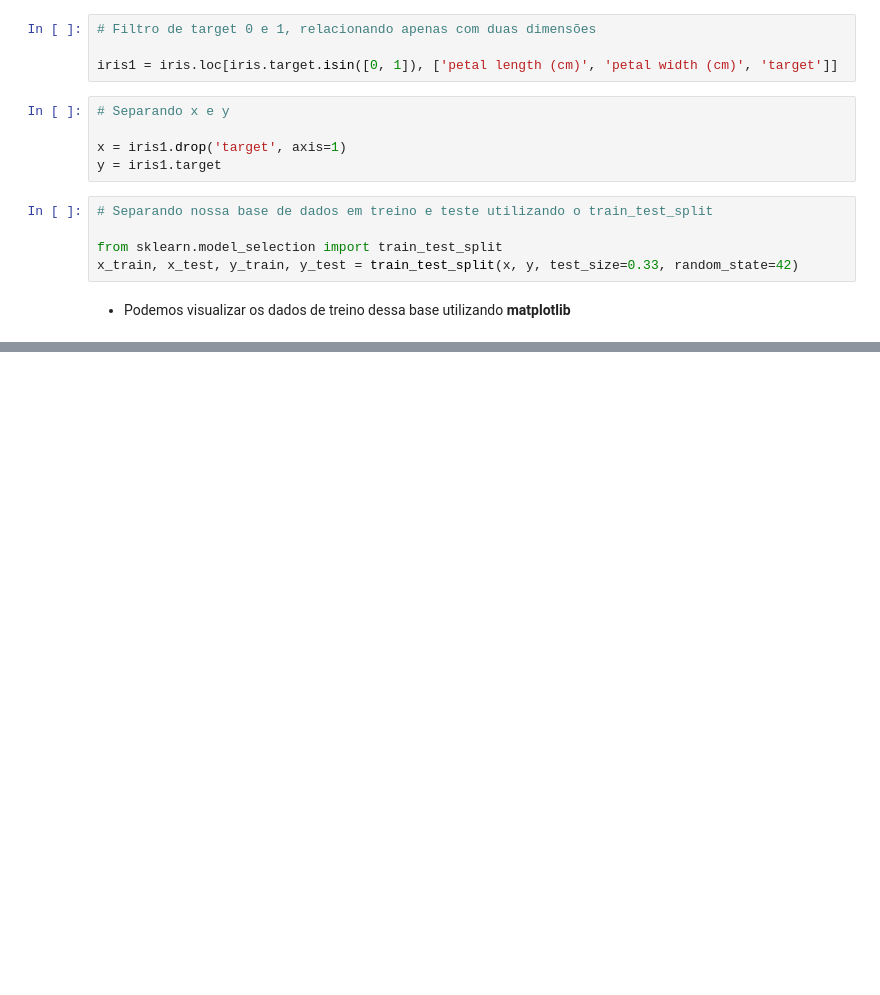
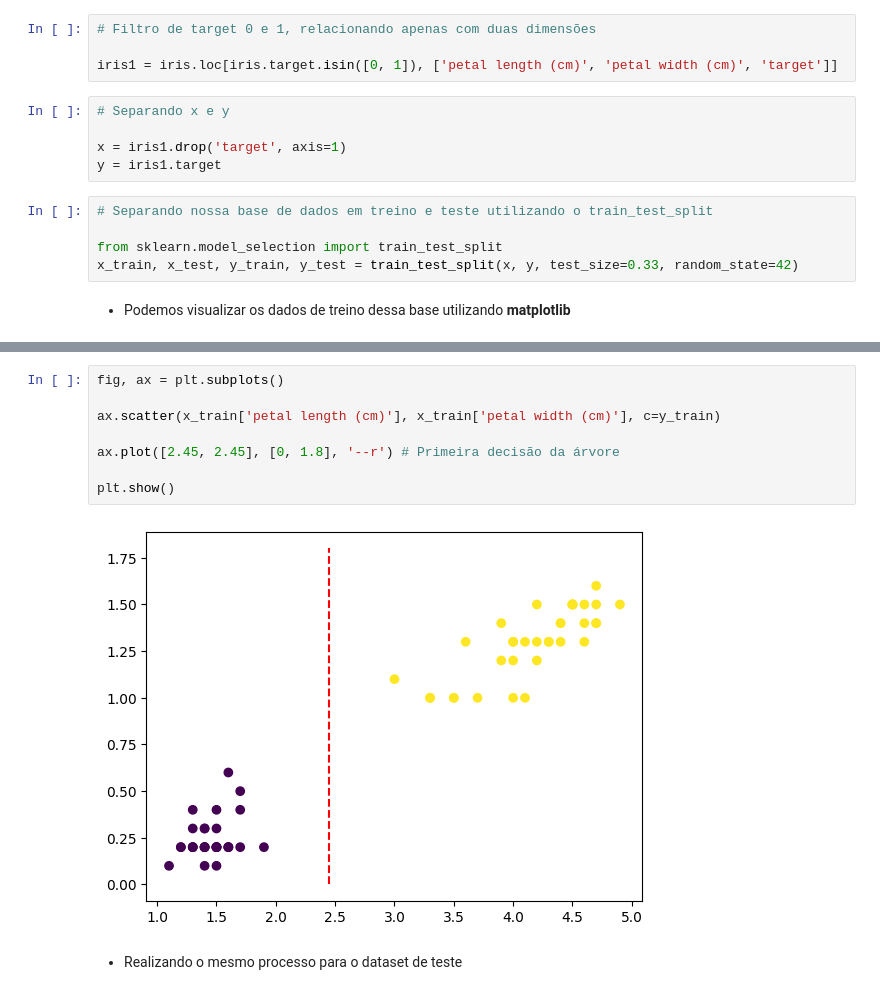
Before and after one commit to Marinopl/Modelos-de-Machine-Learning, a Jupyter notebook: Árvore de Decisão/main.ipynb, the cells around one changed output, grey strips where cells are left out. Drawn from its saved outputs; the diff is of its cells as text; blank space fills up the shorter version.

```diff
--- a/Árvore de Decisão/main.ipynb
+++ b/Árvore de Decisão/main.ipynb
@@ -132,0 +154,12 @@ plt.show()
+# %%
+fig, ax = plt.subplots()
+
+ax.scatter(x_train['petal length (cm)'], x_train['petal width (cm)'], c=y_train)
+
+ax.plot([2.45, 2.45], [0, 1.8], '--r') # Primeira decisão da árvore
+
+plt.show()
+# %% [output]
+[figure, added]
+# %% [markdown]
+* Realizando o mesmo processo para o dataset de teste
```
Also changed, not shown: parts of 33 cells of this notebook, 3 other files.
